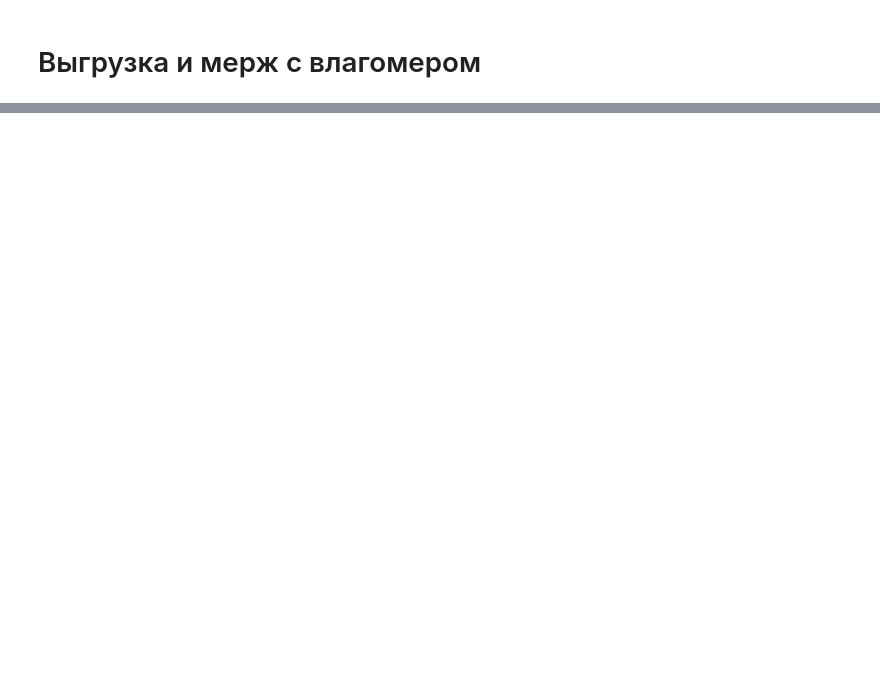
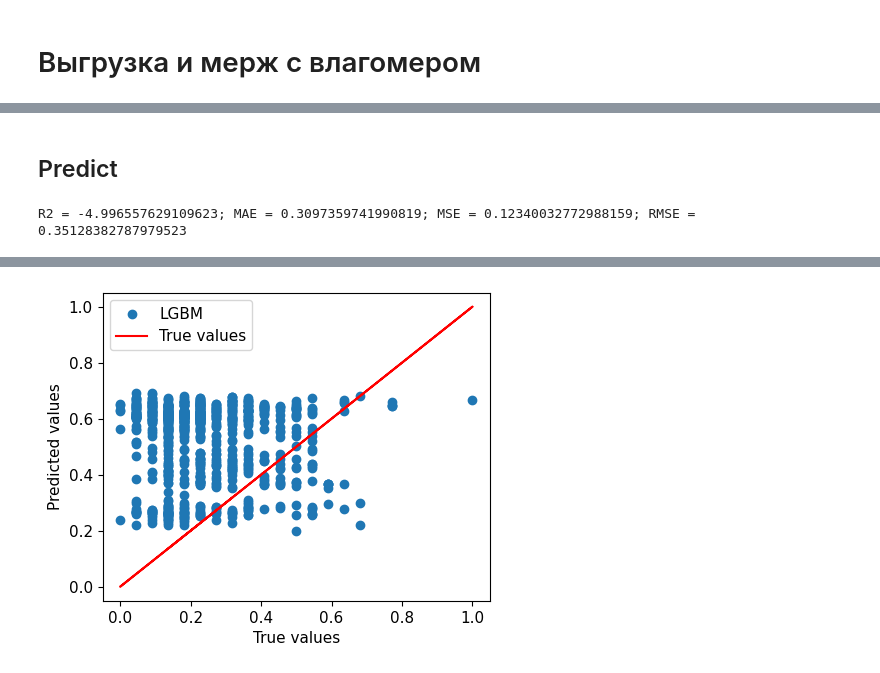
Before and after one commit to Luzinsan/petrol, a Jupyter notebook: noteboooks/2023.ipynb, the cells around one changed output, grey strips where cells are left out. Cells and saved outputs as stored; diff of their text form; code cells hidden in the pictures; blank space fills up the shorter version.

```diff
--- a/noteboooks/2023.ipynb
+++ b/noteboooks/2023.ipynb
@@ -128,0 +144,34 @@ train.plot_preds()
+# %% [markdown]
+## Predict
+# %%
+df_2023 = Dataset(verbose=False)
+df_2023.load(join(DATA, 'preprocessed', '2023_1250_scaled.csv'), parse_dates=['Date'])
+
+version = 1
+match version:
+    case 1:
+        columns = ['Date', 'BlockP', 'BlockT', 'C1P', 'C1T', 'C1L', 'C2P', 'C2T',
+            'C2interfacial_L', 'С2petrol_L', 'OH1T', 'OH1interfacial_L', 'OH1P',
+            'C3T', 'C3L', 'P1Tinput', 'P1Toutput', 'P1Pinput', 'P1Poutput',
+            'P1Тcoolant', 'P1Tgases', 'P1Рburner', 'P2Tinput', 'P2Toutput',
+            'P2Pinput', 'P2Poutput', 'P2Tcoolant', 'P2Tgases', 'P2Pburner', 'Water','Vlagomer']
+        model_file = 'lightgbm_2022_1250_scaled.txt'
+    case 2:
+        columns = ['Date','BlockP', 'BlockT', 'C1P', 'C1T', 'C1L', 'P1Tinput',
+            'P1Toutput', 'P1Pinput', 'P1Poutput', 'P1Тcoolant', 'P1Tgases',
+            'P1Рburner', 'P2Tinput', 'P2Toutput', 'P2Pinput', 'P2Poutput',
+            'P2Tcoolant', 'P2Tgases', 'P2Pburner','Vlagomer']
+        model_file = 'lightgbm_2022_1250_до_печек_вкл.txt'
+    case 3:
+        columns = ['Date','BlockP', 'BlockT', 'C1P', 'C1T', 'C1L','Vlagomer']
+        model_file = 'lightgbm_2022_1250_блок_и_сепаратор.txt'
+
+df_2023.df = df_2023.df.loc[:,columns]
+# %%
+train = Train(df_2023, predict=True)
+train.load_weight(model_file)
+train.pred = train.model.predict(train.X_val)
+print("R2 = {}; MAE = {}; MSE = {}; RMSE = {}".format(*train.metrics(train.pred)))
+train.plot_preds()
+# %% [output]
+R2 = -4.996557629109623; MAE = 0.3097359741990819; MSE = 0.12340032772988159; RMSE = 0.35128382787979523
@@ -128,0 +179 @@ train.plot_preds()
+[figure, added]
```
Also changed, not shown: parts of 15 cells of this notebook, 3 other files.
